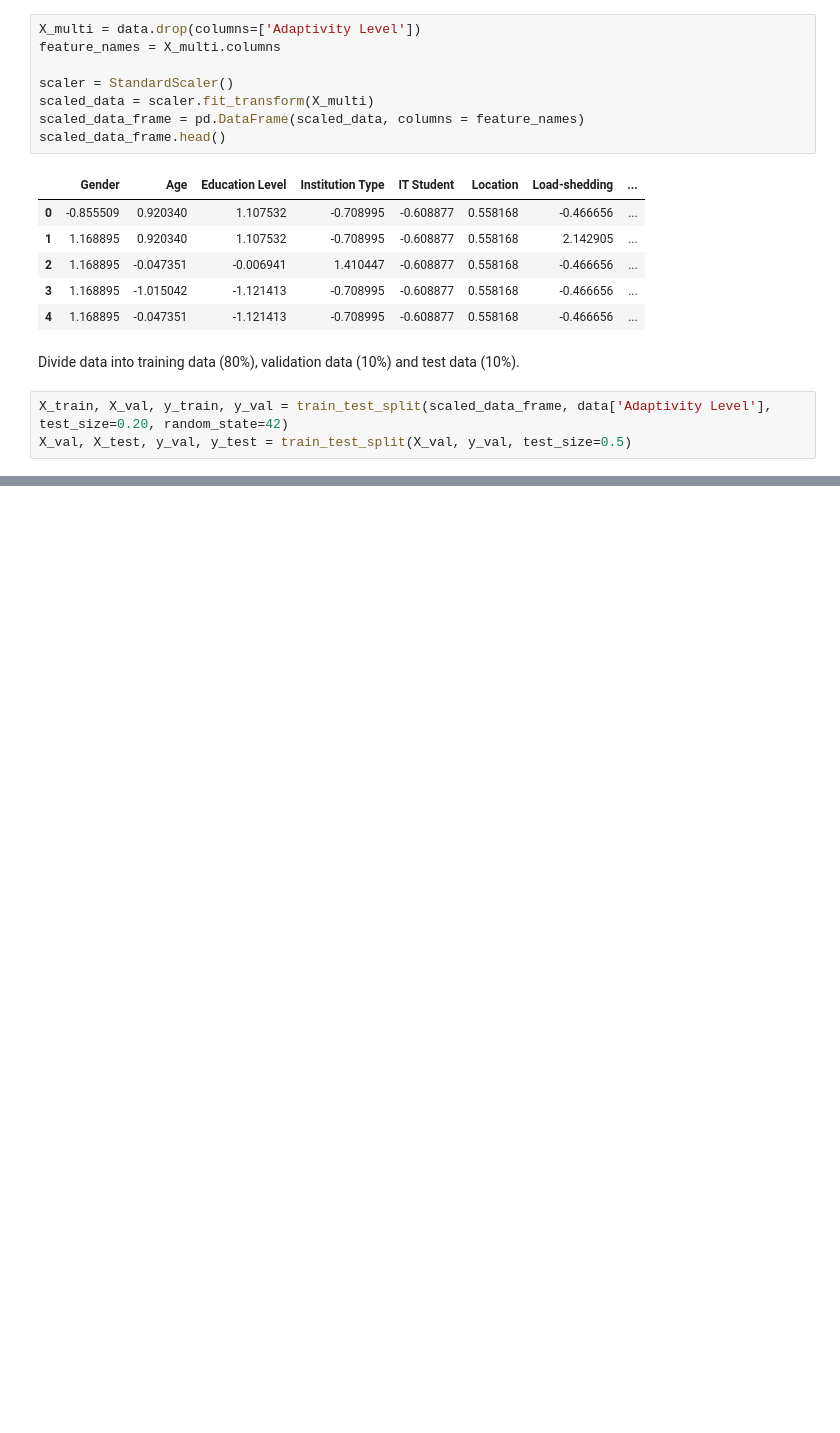
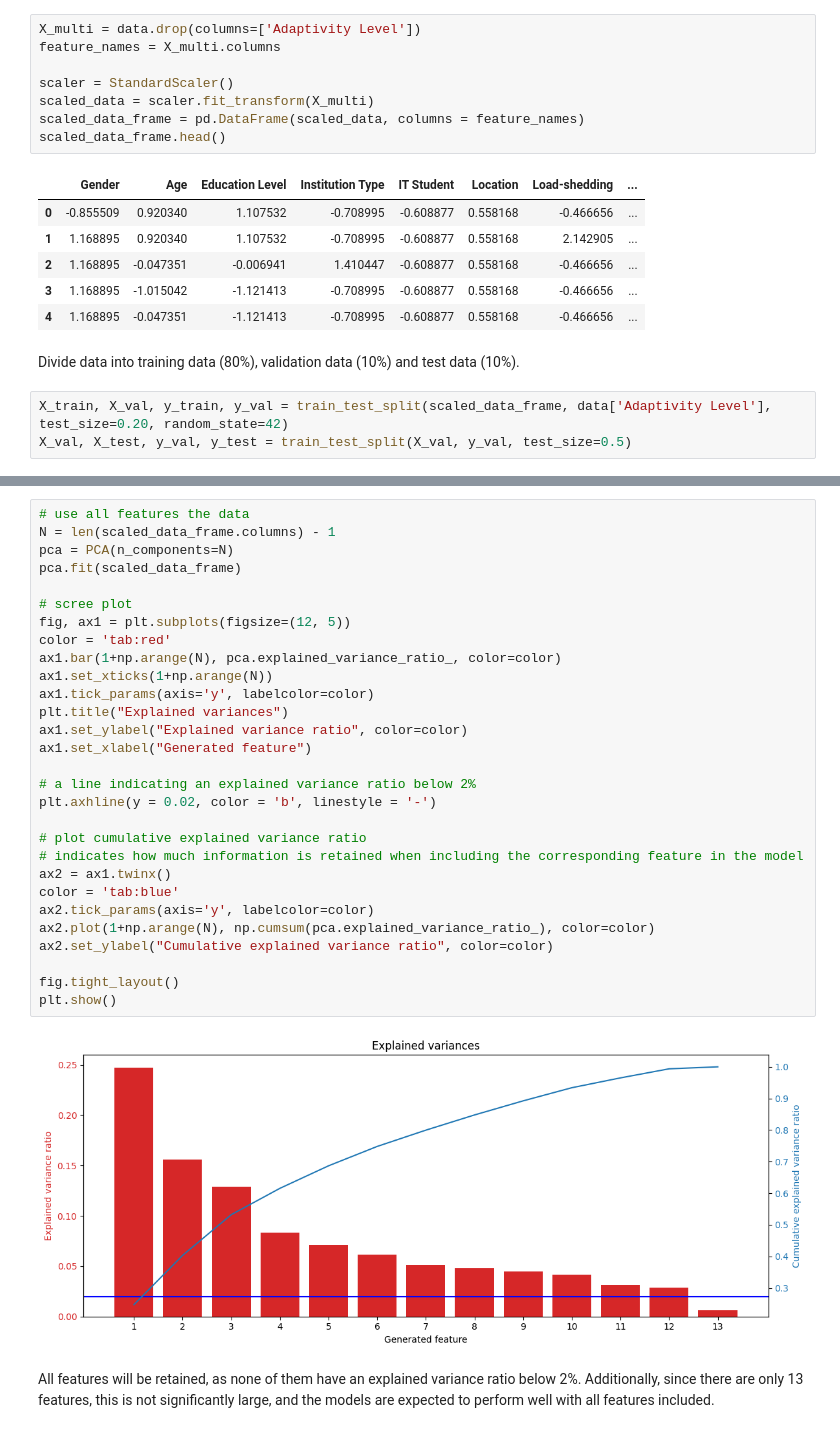
Before and after one commit to oonas21/Online-education-ML-project, a Jupyter notebook: notebook.ipynb, the cells around one changed output, grey strips where cells are left out. Saved outputs shown, nothing was run; the diff lists cells and outputs as text; blank space fills up the shorter version.

```diff
--- a/notebook.ipynb
+++ b/notebook.ipynb
@@ -186,0 +191,33 @@ plt.show()
+# %%
+# use all features the data
+N = len(scaled_data_frame.columns) - 1
+pca = PCA(n_components=N)
+pca.fit(scaled_data_frame)
+
+# scree plot
+fig, ax1 = plt.subplots(figsize=(12, 5))
+color = 'tab:red'
+ax1.bar(1+np.arange(N), pca.explained_variance_ratio_, color=color)
+ax1.set_xticks(1+np.arange(N))
+ax1.tick_params(axis='y', labelcolor=color)
+plt.title("Explained variances")
+ax1.set_ylabel("Explained variance ratio", color=color)
+ax1.set_xlabel("Generated feature")
+
+# a line indicating an explained variance ratio below 2%
+plt.axhline(y = 0.02, color = 'b', linestyle = '-')
+
+# plot cumulative explained variance ratio
+# indicates how much information is retained when including the corresponding feature in the model
+ax2 = ax1.twinx()
+color = 'tab:blue'
+ax2.tick_params(axis='y', labelcolor=color)
+ax2.plot(1+np.arange(N), np.cumsum(pca.explained_variance_ratio_), color=color)
+ax2.set_ylabel("Cumulative explained variance ratio", color=color)
+
+fig.tight_layout()
+plt.show()
+# %% [output]
+[figure, added]
+# %% [markdown]
+All features will be retained, as none of them have an explained variance ratio below 2%. Additionally, since there are only 13 features, this is not significantly large, and the models are expected to perform well with all features included.
```
Also changed, not shown: parts of 2 cells of this notebook.
